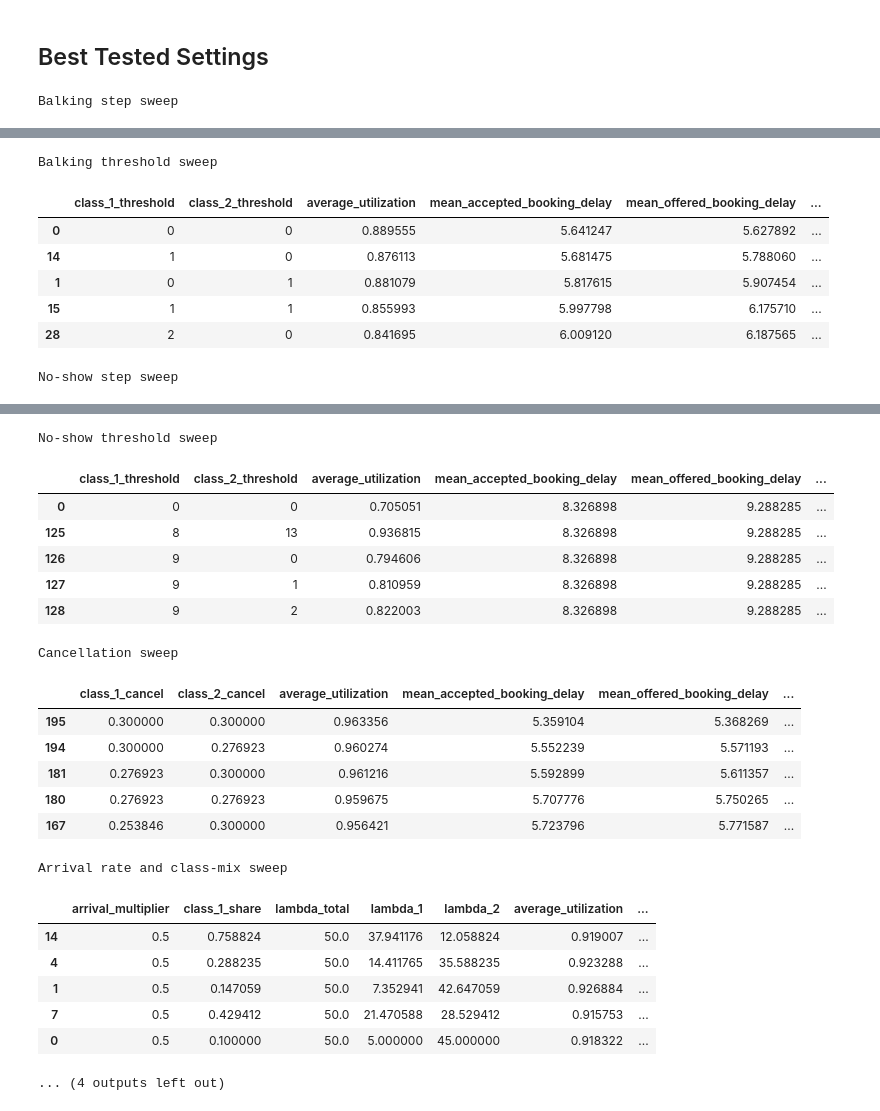
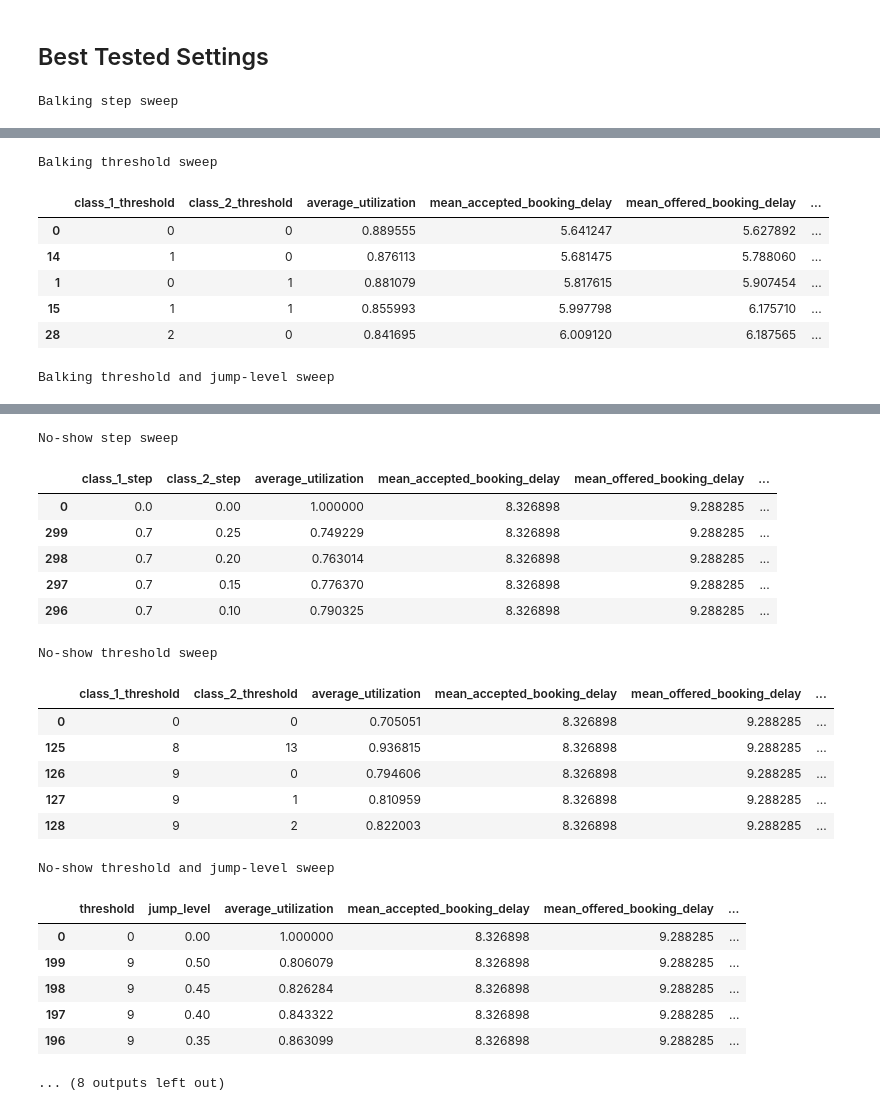
Before and after one commit to YcartXin/CUIMC-Appointment-Simulation, a Jupyter notebook: notebook/parameter_sensitivity_analysis.ipynb, the cells around one changed output, grey strips where cells are left out. Saved outputs shown, nothing was run; the diff lists cells and outputs as text; code cells hidden in the pictures.

```diff
--- a/notebook/parameter_sensitivity_analysis.ipynb
+++ b/notebook/parameter_sensitivity_analysis.ipynb
@@ -51,7 +66,7 @@ base_config = load_config(REPO_DIR / "configs" / "baseline.yaml")
 # Change this between the metric names listed above to plot different heatmaps.
 METRIC = "mean_offered_booking_delay"
 
-STEPS = np.linspace(0, 1, 12)
+STEPS = np.linspace(0, 1, 21)
 THRESHOLDS = range(base_config.horizon_days)
 CANCEL_PROBS = np.linspace(0, 0.30, 14)
 
@@ -349,0 +423,21 @@ heatmap(
+# %%
+rows = []
+for threshold, jump_level in product(THRESHOLDS, STEPS):
+    config = set_no_show(
+        base_config,
+        class_steps={1: jump_level, 2: jump_level},
+        class_thresholds={1: threshold, 2: threshold},
+    )
+    rows.append({
+        "threshold": threshold,
+        "jump_level": jump_level,
+        **run_metrics(config),
+    })
+
+no_show_threshold_jump_df = pd.DataFrame(rows)
+heatmap(
+    no_show_threshold_jump_df,
+    "jump_level",
+    "threshold",
+    title=f"No-show threshold and jump level: {METRIC}",
+)
@@ -551,11 +664,17 @@ display(best_rows(balk_class_df))
 print("Balking threshold sweep")
 display(best_rows(balk_threshold_df))
 
+print("Balking threshold and jump-level sweep")
+display(best_rows(balk_threshold_jump_df))
+
 print("No-show step sweep")
 display(best_rows(no_show_step_df))
 
 print("No-show threshold sweep")
 display(best_rows(no_show_threshold_df))
+
+print("No-show threshold and jump-level sweep")
+display(best_rows(no_show_threshold_jump_df))
 
 print("Cancellation sweep")
 display(best_rows(cancel_df))
@@ -583,4 +702,4 @@ Balking threshold sweep
 | 1 | 0 | 1 | 0.881079 | 5.817615 | 5.907454 | ... |
 | 15 | 1 | 1 | 0.855993 | 5.997798 | 6.175710 | ... |
 | 28 | 2 | 0 | 0.841695 | 6.009120 | 6.187565 | ... |
-No-show step sweep
+Balking threshold and jump-level sweep
@@ -593,22 +712,22 @@ No-show step sweep
-No-show threshold sweep
+No-show step sweep
-|  | class_1_threshold | class_2_threshold | average_utilization | mean_accepted_booking_delay | mean_offered_booking_delay | ... |
-| 0 | 0 | 0 | 0.705051 | 8.326898 | 9.288285 | ... |
-| 125 | 8 | 13 | 0.936815 | 8.326898 | 9.288285 | ... |
-| 126 | 9 | 0 | 0.794606 | 8.326898 | 9.288285 | ... |
-| 127 | 9 | 1 | 0.810959 | 8.326898 | 9.288285 | ... |
-| 128 | 9 | 2 | 0.822003 | 8.326898 | 9.288285 | ... |
+|  | class_1_step | class_2_step | average_utilization | mean_accepted_booking_delay | mean_offered_booking_delay | ... |
+| 0 | 0.0 | 0.00 | 1.000000 | 8.326898 | 9.288285 | ... |
+| 299 | 0.7 | 0.25 | 0.749229 | 8.326898 | 9.288285 | ... |
+| 298 | 0.7 | 0.20 | 0.763014 | 8.326898 | 9.288285 | ... |
+| 297 | 0.7 | 0.15 | 0.776370 | 8.326898 | 9.288285 | ... |
+| 296 | 0.7 | 0.10 | 0.790325 | 8.326898 | 9.288285 | ... |
-Cancellation sweep
+No-show threshold sweep
-|  | class_1_cancel | class_2_cancel | average_utilization | mean_accepted_booking_delay | mean_offered_booking_delay | ... |
-| 195 | 0.300000 | 0.300000 | 0.963356 | 5.359104 | 5.368269 | ... |
-| 194 | 0.300000 | 0.276923 | 0.960274 | 5.552239 | 5.571193 | ... |
-| 181 | 0.276923 | 0.300000 | 0.961216 | 5.592899 | 5.611357 | ... |
-| 180 | 0.276923 | 0.276923 | 0.959675 | 5.707776 | 5.750265 | ... |
-| 167 | 0.253846 | 0.300000 | 0.956421 | 5.723796 | 5.771587 | ... |
+|  | class_1_threshold | class_2_threshold | average_utilization | mean_accepted_booking_delay | mean_offered_booking_delay | ... |
+| 0 | 0 | 0 | 0.705051 | 8.326898 | 9.288285 | ... |
+| 125 | 8 | 13 | 0.936815 | 8.326898 | 9.288285 | ... |
+| 126 | 9 | 0 | 0.794606 | 8.326898 | 9.288285 | ... |
+| 127 | 9 | 1 | 0.810959 | 8.326898 | 9.288285 | ... |
+| 128 | 9 | 2 | 0.822003 | 8.326898 | 9.288285 | ... |
-Arrival rate and class-mix sweep
+No-show threshold and jump-level sweep
-|  | arrival_multiplier | class_1_share | lambda_total | lambda_1 | lambda_2 | average_utilization | ... |
-| 14 | 0.5 | 0.758824 | 50.0 | 37.941176 | 12.058824 | 0.919007 | ... |
-| 4 | 0.5 | 0.288235 | 50.0 | 14.411765 | 35.588235 | 0.923288 | ... |
-| 1 | 0.5 | 0.147059 | 50.0 | 7.352941 | 42.647059 | 0.926884 | ... |
-| 7 | 0.5 | 0.429412 | 50.0 | 21.470588 | 28.529412 | 0.915753 | ... |
-| 0 | 0.5 | 0.100000 | 50.0 | 5.000000 | 45.000000 | 0.918322 | ... |
+|  | threshold | jump_level | average_utilization | mean_accepted_booking_delay | mean_offered_booking_delay | ... |
+| 0 | 0 | 0.00 | 1.000000 | 8.326898 | 9.288285 | ... |
+| 199 | 9 | 0.50 | 0.806079 | 8.326898 | 9.288285 | ... |
+| 198 | 9 | 0.45 | 0.826284 | 8.326898 | 9.288285 | ... |
+| 197 | 9 | 0.40 | 0.843322 | 8.326898 | 9.288285 | ... |
+| 196 | 9 | 0.35 | 0.863099 | 8.326898 | 9.288285 | ... |
-... (4 outputs left out)
+... (8 outputs left out)
```
Also changed, not shown: parts of 14 cells of this notebook, 14 other files.
